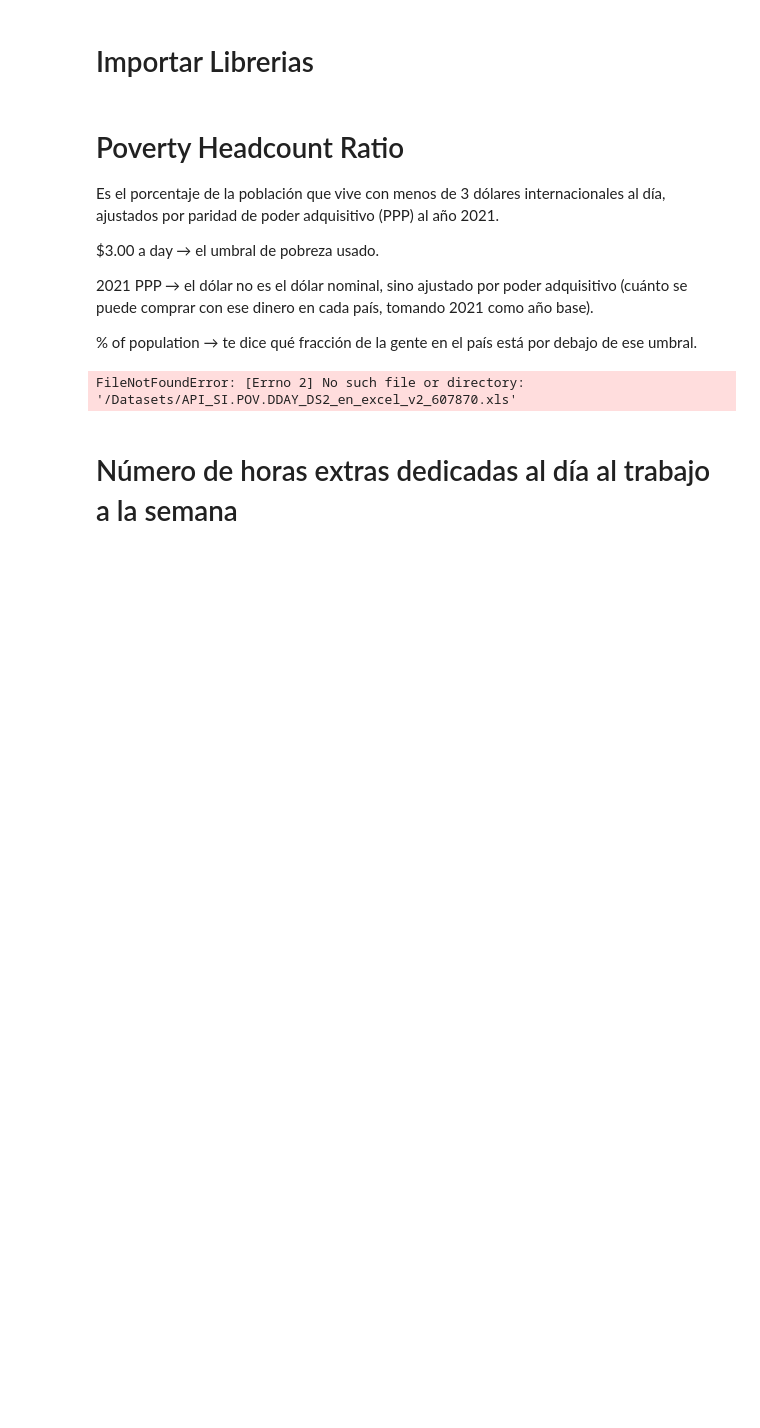
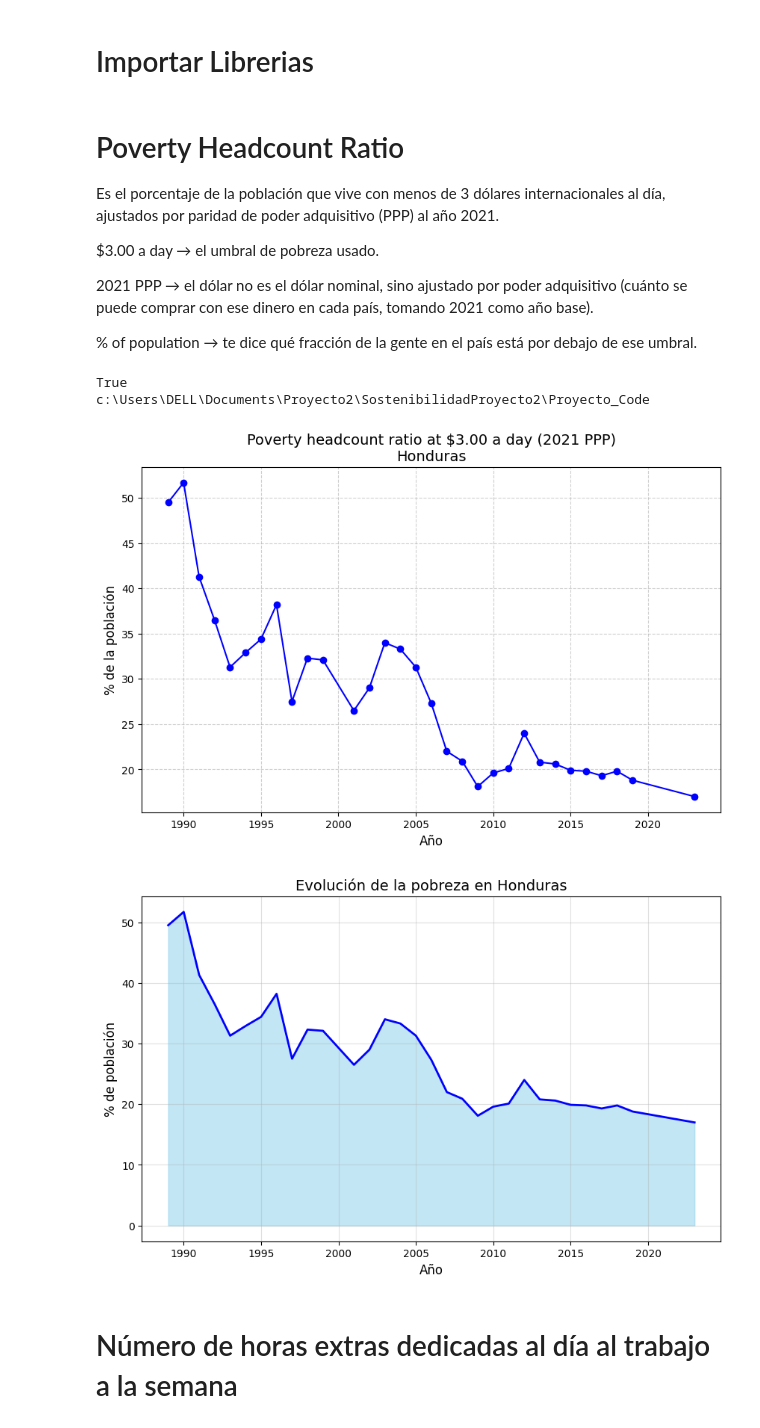
Before and after one commit to Diazgerard/SostenibilidadProyecto2, a Jupyter notebook: Proyecto_Code/Proyecto_2.ipynb, the cells around one changed output. Drawn from its saved outputs; the diff is of its cells as text; code cells hidden in the pictures; blank space fills up the shorter version.

```diff
--- a/Proyecto_Code/Proyecto_2.ipynb
+++ b/Proyecto_Code/Proyecto_2.ipynb
@@ -26,12 +21,19 @@ $3.00 a day → el umbral de pobreza usado.
 2021 PPP → el dólar no es el dólar nominal, sino ajustado por poder adquisitivo (cuánto se puede comprar con ese dinero en cada país, tomando 2021 como año base).
 
 % of population → te dice qué fracción de la gente en el país está por debajo de ese umbral.
+# %%
+import os
+print(os.path.exists(r"../Datasets/API_SI.POV.DDAY_DS2_en_excel_v2_607870.xls"))
+print(os.getcwd())
+# %% [output]
+True
+c:\Users\DELL\Documents\Proyecto2\SostenibilidadProyecto2\Proyecto_Code
 # %%
 # Debido a la diferencia entre los datasets, se deben limpiar individualmente
 # Poverty headcount ratio at $3.00 a day (2021 PPP) (% of population)
 
 # Cargar el archivo Excel
-file_path = "/Datasets/API_SI.POV.DDAY_DS2_en_excel_v2_607870.xls"
+file_path = "../Datasets/API_SI.POV.DDAY_DS2_en_excel_v2_607870.xls"
 
 df = pd.read_excel(file_path, sheet_name="Data", header=3)
 
@@ -58,34 +60,35 @@ df_long = df_honduras.melt(
     value_name="Value"
 )
 
 # Mantener solo filas con datos
 df_long = df_long.dropna(subset=["Value"])
 
 # Convertir Year a número
 df_long["Year"] = pd.to_numeric(df_long["Year"], errors="coerce")
 
 # Graficar
 plt.figure(figsize=(10,6))
 plt.plot(df_long["Year"], df_long["Value"], marker="o", linestyle="-", color="blue")
 
 plt.title("Poverty headcount ratio at $3.00 a day (2021 PPP)\nHonduras", fontsize=14)
 plt.xlabel("Año", fontsize=12)
 plt.ylabel("% de la población", fontsize=12)
 plt.grid(True, linestyle="--", alpha=0.6)
 
 plt.show()
 
 plt.figure(figsize=(10,6))
 plt.fill_between(df_long["Year"], df_long["Value"], color="skyblue", alpha=0.5)
 plt.plot(df_long["Year"], df_long["Value"], color="blue", linewidth=2)
 
 plt.title("Evolución de la pobreza en Honduras", fontsize=14)
 plt.xlabel("Año", fontsize=12)
 plt.ylabel("% de población", fontsize=12)
 plt.grid(alpha=0.4)
 plt.show()
 # %% [output]
-FileNotFoundError: [Errno 2] No such file or directory: '/Datasets/API_SI.POV.DDAY_DS2_en_excel_v2_607870.xls'
+[figure, added]
+[figure, added]
 # %% [markdown]
 # Número de horas extras dedicadas al día al trabajo a la semana
 # %%
```
Also changed, not shown: parts of 13 cells of this notebook, 4 other files.
